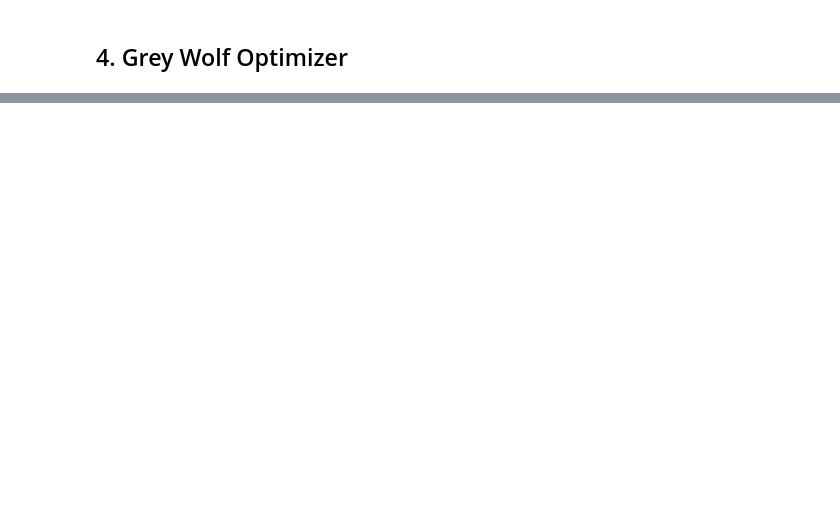
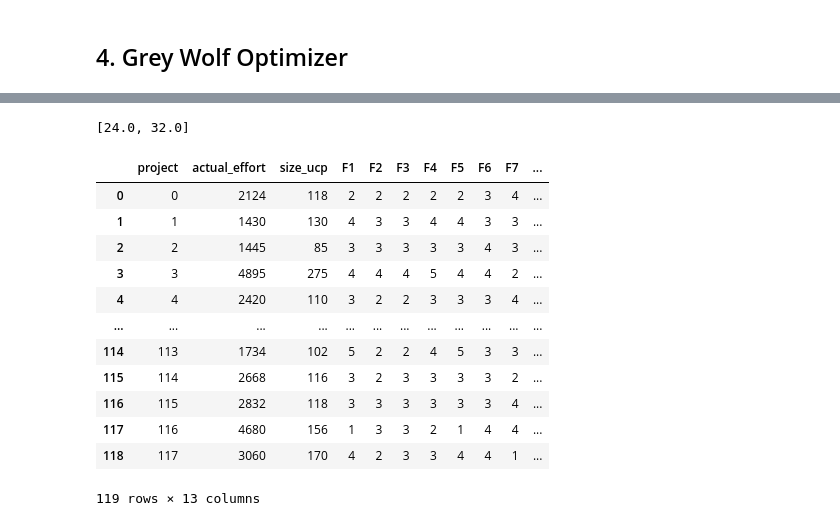
Before and after one commit to Hyper-Cosmos/Skripsi, a Jupyter notebook: Stuff/Skripsi.ipynb, the cells around one changed output, grey strips where cells are left out. Saved outputs shown, nothing was run; the diff lists cells and outputs as text; code cells hidden in the pictures; blank space fills up the shorter version.

```diff
--- a/Stuff/Skripsi.ipynb
+++ b/Stuff/Skripsi.ipynb
@@ -400,0 +431,58 @@ Parameters: [[81.53665903 13.61100879]
+# %%
+class ProductivityFactorCalc:
+
+    def calculate_pf_medoid(self):
+        df_medoids = pd.read_csv('medoids.csv')
+        df_medoids = df_medoids.drop(df_medoids.columns[0], axis=1)
+
+        # print(df_medoids)
+
+        pf = []
+        for ind in range (len(df_medoids)):
+            actual_effort = df_medoids['actual_effort'][ind]
+            size_ucp = df_medoids['size_ucp'][ind]
+            pf.append(actual_effort/size_ucp)
+
+        return pf
+
+    def main(self):
+        pf_medoid = self.calculate_pf_medoid()
+
+        df_cluster = pd.read_csv('clusters.csv')
+        df_cluster = df_cluster.drop(df_cluster.columns[0], axis=1)
+        df_cluster
+
+        df_medoids = pd.read_csv('medoids.csv')
+        df_medoids = df_medoids.drop(df_medoids.columns[0], axis=1)
+        df_medoids
+
+        pf_arr = []
+        for ind in range (len(df_medoids)):
+            for i in range (len(pf_medoid)):
+                df_cluster.loc[df_cluster["cluster"] == i, "pf"] = pf_medoid[i]
+
+        return df_cluster
+# %%
+# # TEST
+pf_calc = ProductivityFactorCalc()
+
+pf_medoid = pf_calc.calculate_pf_medoid()
+print(pf_medoid)
+
+all_clusters = pf_calc.main()
+all_clusters
+# %% [output]
+[24.0, 32.0]
+|  | project | actual_effort | size_ucp | F1 | F2 | F3 | F4 | F5 | F6 | F7 | ... |
+| 0 | 0 | 2124 | 118 | 2 | 2 | 2 | 2 | 2 | 3 | 4 | ... |
+| 1 | 1 | 1430 | 130 | 4 | 3 | 3 | 4 | 4 | 3 | 3 | ... |
+| 2 | 2 | 1445 | 85 | 3 | 3 | 3 | 3 | 3 | 4 | 3 | ... |
+| 3 | 3 | 4895 | 275 | 4 | 4 | 4 | 5 | 4 | 4 | 2 | ... |
+| 4 | 4 | 2420 | 110 | 3 | 2 | 2 | 3 | 3 | 3 | 4 | ... |
+| ... | ... | ... | ... | ... | ... | ... | ... | ... | ... | ... | ... |
+| 114 | 113 | 1734 | 102 | 5 | 2 | 2 | 4 | 5 | 3 | 3 | ... |
+| 115 | 114 | 2668 | 116 | 3 | 2 | 3 | 3 | 3 | 3 | 2 | ... |
+| 116 | 115 | 2832 | 118 | 3 | 3 | 3 | 3 | 3 | 3 | 4 | ... |
+| 117 | 116 | 4680 | 156 | 1 | 3 | 3 | 2 | 1 | 4 | 4 | ... |
+| 118 | 117 | 3060 | 170 | 4 | 2 | 3 | 3 | 4 | 4 | 1 | ... |
+119 rows × 13 columns
```
Also changed, not shown: parts of 14 cells of this notebook, 1 other file.
